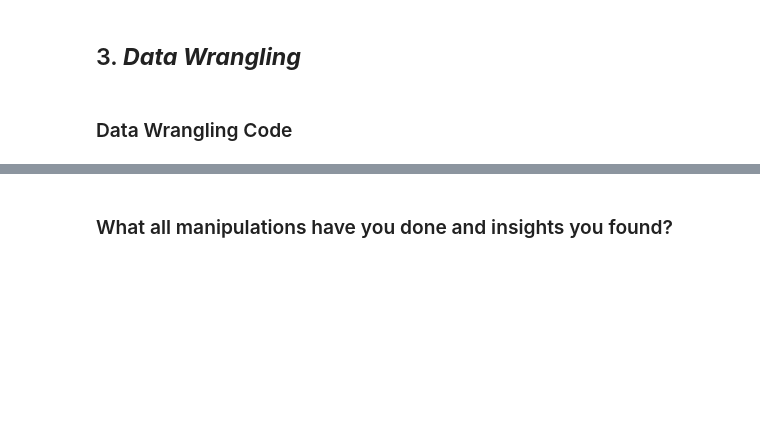
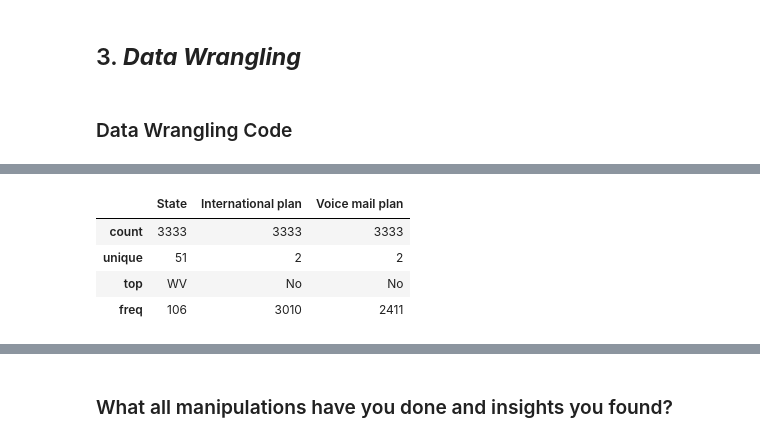
Before and after one commit to rajathAgalkote/EDA1-Telecom-Churn---Capstone, a Jupyter notebook: Rajathadri_EDA_Telecom_Churn_Analysis_Project.ipynb, the cells around one changed output, grey strips where cells are left out. Drawn from its saved outputs; the diff is of its cells as text; code cells hidden in the pictures; blank space fills up the shorter version.

```diff
--- a/Rajathadri_EDA_Telecom_Churn_Analysis_Project.ipynb
+++ b/Rajathadri_EDA_Telecom_Churn_Analysis_Project.ipynb
@@ -328,0 +356,10 @@ Unique values in  Churn :  2
+# %%
+# Describe module for binary variables as these columns are not included in the above .describe()
+
+db.describe(include= ['bool','object'])
+# %% [output]
+|  | State | International plan | Voice mail plan |
+| count | 3333 | 3333 | 3333 |
+| unique | 51 | 2 | 2 |
+| top | WV | No | No |
+| freq | 106 | 3010 | 2411 |
```
Also changed, not shown: parts of 7 cells of this notebook.
